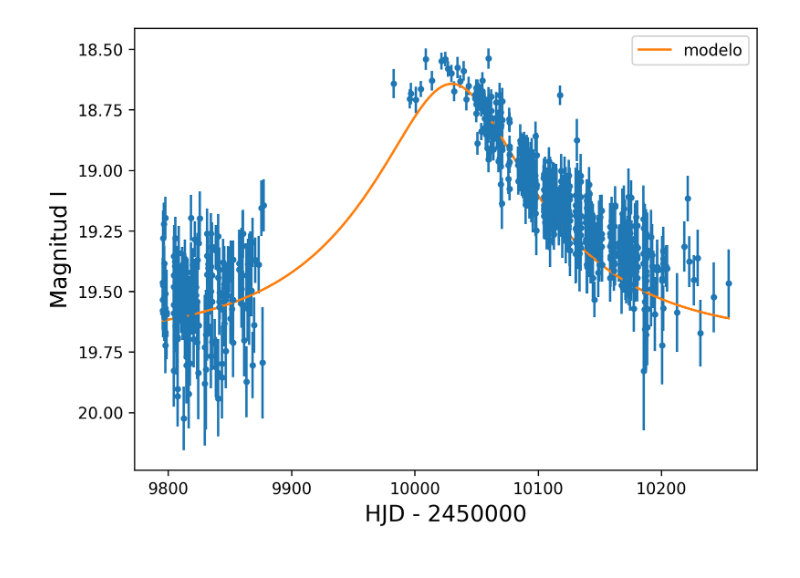
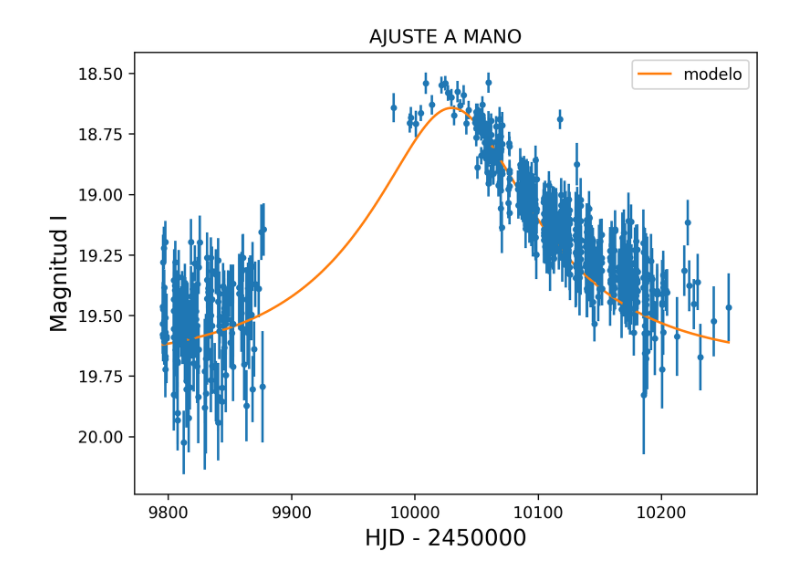
Before and after one commit to Iker028/TFG-simulaciones, a Jupyter notebook: Ajuste OGLE/OGLE ajuste.ipynb, the cells around one changed output. Drawn from its saved outputs; the diff is of its cells as text; code cells hidden in the pictures.

Commit message:
ajuste OGLE

```diff
--- a/Ajuste OGLE/OGLE ajuste.ipynb
+++ b/Ajuste OGLE/OGLE ajuste.ipynb
@@ -44,9 +61,8 @@ class fuente_puntual(object):
 # %%
-#UTILIZO OGLE-2023-BLG-0011 https://ogle.astrouw.edu.pl/ogle4/ews/2023/blg-0011.html
-fuente = fuente_puntual('phot2023.dat')
 fuente.dic['t'] -= fuente.dic['t0']
 params={'I0':19.70, 'y0':0.40, 't0':10030, 'tE':130} #haciendo prueba y error llegamos a esto
 fuente.plot(params)
-plt.savefig('ajusteamano2023')
+plt.title('AJUSTE A MANO')
+plt.savefig('ajusteamano')
 # %% [output]
-[figure, old version]
+[figure, new version]
```
Also changed, not shown: parts of 11 cells of this notebook.
